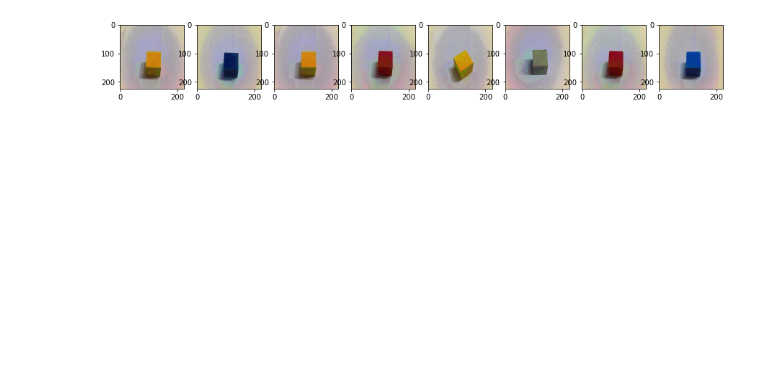
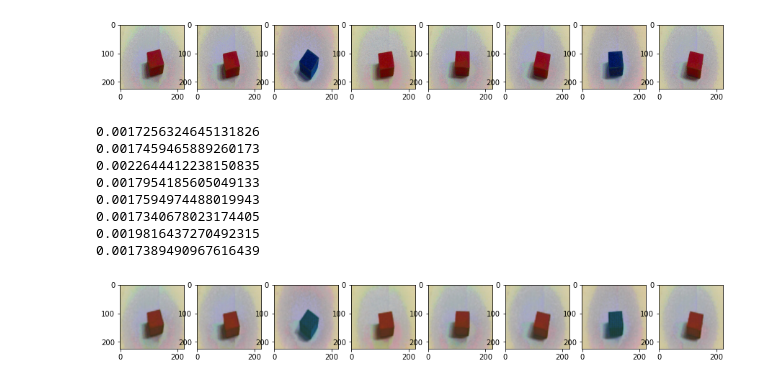
Before and after one commit to ehdbslee/CapstoneDesign-II-, a Jupyter notebook: FL.ipynb, the cells around one changed output. Saved outputs shown, nothing was run; the diff lists cells and outputs as text; code cells hidden in the pictures; blank space fills up the shorter version.

```diff
--- a/FL.ipynb
+++ b/FL.ipynb
@@ -16,9 +16,6 @@ import pandas as pd
 
 device = torch.device("cuda:0" if torch.cuda.is_available() else "cpu")
 # %%
-batch_size = 8
-learning_rate = 0.0015
-num_epochs = 800
-
-normal_dir = 'C:\\Users\\WorkStation\\Desktop\\캡디이미지\\CAE_dataset\\normal'
+green_dir = 'C:\\Users\\WorkStation\\Desktop\\캡디이미지\\CAE_dataset\\green'
+yellow_dir = 'C:\\Users\\WorkStation\\Desktop\\캡디이미지\\CAE_dataset\\yellow'
 abnormal_dir = 'C:\\Users\\WorkStation\\Desktop\\캡디이미지\\CAE_dataset\\abnormal'
@@ -243,19 +266,19 @@ parser = argparse.ArgumentParser()
 args = parser.parse_args("")
 
 args.num_epochs = 5
-args.num_rounds = 100
+args.num_rounds = 300
 args.num_clients = 2
-args.lr = 0.0001
+args.lr = 0.00001
 
-args.batch_size = 100
+args.batch_size = 8
 
 make_dir(args)
 
 args.NET_PATH = ''
 args.INIT_PATH = f'FL_model/client = {args.num_clients}/initialize_weight.pth'
 
-train_set_list = data_split(args)
-partition = {'train':train_set_list, 'test':test_dataset}
+
+partition = {'train1':train_dataset1, 'train2':train_dataset2, 'test':test_dataset}
 
 round_loss, round_client_losses, round_list, param_data = experiment(partition, args)
 plot_loss(round_loss, round_client_losses)
@@ -291,8 +318,8 @@ normal_losses = []
 abnormal_loss = 0
 abnormal_losses = []
 
-normal_loader = torch.utils.data.DataLoader(normal_set, batch_size=batch_size, shuffle=True)
-abnormal_loader = torch.utils.data.DataLoader(abnormal_set, batch_size=batch_size,shuffle=True)
+normal_loader = torch.utils.data.DataLoader(normal_set, batch_size=args.batch_size, shuffle=True)
+abnormal_loader = torch.utils.data.DataLoader(abnormal_set, batch_size=args.batch_size, shuffle=True)
 
 for i, (normal_img, _) in enumerate(normal_loader):
     normal_img = normal_img.to(device)
@@ -328,13 +355,37 @@ plt.show()
 # %%
 abnormal_images, abnormal_labels = next(iter(abnormal_loader))
 
 fig = plt.figure(figsize=(15,3))
 
-for i, img, label in zip(range(batch_size), abnormal_images, abnormal_labels):
+for i, img, label in zip(range(8), abnormal_images, abnormal_labels):
     numpy_img = np.transpose(img.detach().numpy(), (1, 2, 0))
-    ax = fig.add_subplot(1, batch_size, i+1)
+    ax = fig.add_subplot(1, 8, i+1)
     ax.imshow(numpy_img)
 plt.show()
+
+
+
+model.cpu()
+abnormal_output = model(abnormal_images)
+
+fig = plt.figure(figsize=(15,3))
+for i, img, label in zip(range(8), abnormal_output, abnormal_labels):
+    loss = criterion(img, abnormal_images[i])
+    print(loss.item())
+
+    numpy_img = np.transpose(img.detach().numpy(), (1, 2, 0))
+    ax = fig.add_subplot(1, 8, i+1)
+    ax.imshow(numpy_img)
+plt.show()
 # %% [output]
-[figure, old version]
+[figure, new version]
+0.0017256324645131826
+0.0017459465889260173
+0.0022644412238150835
+0.0017954185605049133
+0.0017594974488019943
+0.0017340678023174405
+0.0019816437270492315
+0.0017389490967616439
+[figure, added]
 # %%
```
Also changed, not shown: parts of 12 cells of this notebook, 3 other files.
